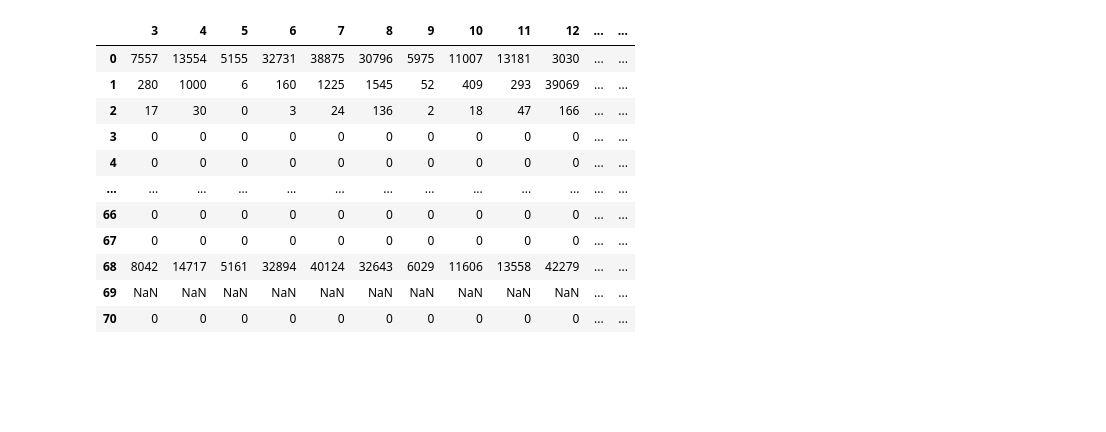
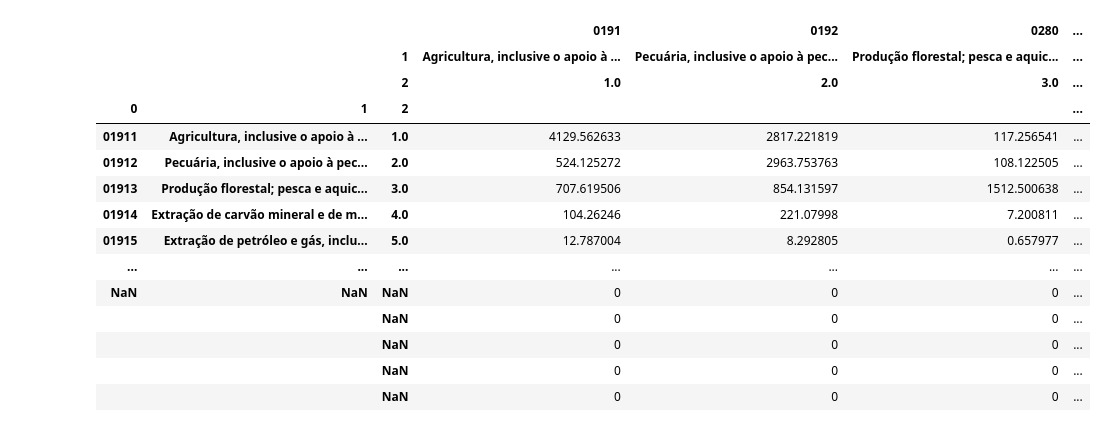
Before and after one commit to GuilhermeZiegler/input_output, a Jupyter notebook: input_output/read_matrix.ipynb, the cells around one changed output. Drawn from its saved outputs; the diff is of its cells as text; code cells hidden in the pictures; blank space fills up the shorter version.

Commit message:
Displaying matrices

```diff
--- a/input_output/read_matrix.ipynb
+++ b/input_output/read_matrix.ipynb
@@ -12,11 +12,8 @@ class MatrixLoader:
         self.year = year
         self.agg = agg
         self.file_path = f'{self.base_url}/{self.agg}/{self.year}/MIP-BR-CN10-68S-{self.year}.xlsx'
-        self.row_indexes = None
-        self.column_indexes = None
-        self.data_matrix = None
+        self.sheet_data = {}  # Dictionary to hold data from each sheet
         self.load_data()
-        self.aligned_matrix = self.align_matrix()
 
     def load_data(self):
         xls = pd.ExcelFile(self.file_path)
@@ -24,67 +21,73 @@ class MatrixLoader:
             if sheet_name == 'Referência':
                 continue  # Ignore the 'Referência' sheet
             self.extract_indices_and_matrix(sheet_name, xls)
-            break  # Assuming only one relevant sheet needs to be loaded
 
     def extract_indices_and_matrix(self, sheet_name, xls):
         df = pd.read_excel(xls, sheet_name=sheet_name, header=None)
 
         # Extract row indexes starting from A5
         row_start_index = 4
-        self.row_indexes = df.iloc[row_start_index:, :3].reset_index(drop=True)
+        row_indexes = df.iloc[row_start_index:, :3].reset_index(drop=True)
 
         # Extract column indexes starting from D2
         col_start_row, col_end_row = 1, 3
         col_start_col = 3
-        self.column_indexes = df.iloc[col_start_row:col_end_row+1, col_start_col:].reset_index(drop=True)
+        column_indexes = df.iloc[col_start_row:col_end_row+1, col_start_col:].reset_index(drop=True)
 
         # Extract data matrix starting from D5
-        self.data_matrix = df.iloc[row_start_index:, col_start_col:].reset_index(drop=True)
-        self.data_matrix = self.data_matrix.dropna(axis=1, how='all')
+        data_matrix = df.iloc[row_start_index:, col_start_col:].reset_index(drop=True)
+        data_matrix = data_matrix.dropna(axis=1, how='all')
 
-    def align_matrix(self):
+        # Store data in the dictionary
+        self.sheet_data[sheet_name] = {
+            'row_indexes': row_indexes,
+            'column_indexes': column_indexes,
+            'data_matrix': data_matrix,
+            'aligned_matrix': self.align_matrix(row_indexes, column_indexes, data_matrix)
+        }
+
+    def align_matrix(self, row_indexes, column_indexes, data_matrix):
         # Ensure the data matrix and column indexes have matching shapes
-        col_len_data = self.data_matrix.shape[1]
-        col_len_index = self.column_indexes.shape[1]
+        col_len_data = data_matrix.shape[1]
+        col_len_index = column_indexes.shape[1]
 
         if col_len_data < col_len_index:
             # Add NaN columns to data matrix
             for _ in range(col_len_index - col_len_data):
-                self.data_matrix[f'NaN_{_}'] = np.nan
+                data_matrix[f'NaN_{_}'] = np.nan
         elif col_len_data > col_len_index:
             # Truncate the data matrix columns
-            self.data_matrix = self.data_matrix.iloc[:, :col_len_index]
+            data_matrix = data_matrix.iloc[:, :col_len_index]
 
         # Create MultiIndex for rows
-        row_index = pd.MultiIndex.from_frame(self.row_indexes)
+        row_index = pd.MultiIndex.from_frame(row_indexes)
 
         # Create MultiIndex for columns
-        col_index = pd.MultiIndex.from_frame(self.column_indexes.T)
+        col_index = pd.MultiIndex.from_frame(column_indexes.T)
 
         # Align the data matrix with NaN filling for missing values
-        aligned_df = pd.DataFrame(self.data_matrix.values, index=row_index, columns=col_index)
+        aligned_df = pd.DataFrame(data_matrix.values, index=row_index, columns=col_index)
         aligned_df = aligned_df.reindex(index=row_index, columns=col_index)
 
         return aligned_df
+
+    def get_aligned_matrix(self, sheet_name):
+        """Return the aligned matrix for a specific sheet."""
+        return self.sheet_data.get(sheet_name, {}).get('aligned_matrix', None)
+
+    def display_aligned_matrices(self):
+        """Display the aligned matrices for all sheets."""
+        for sheet_name, data in self.sheet_data.items():
+            print(f"Planilha: {sheet_name}")
+            print("Matriz Alinhada:")
+            display(data['aligned_matrix'])
+            print("\n")
 
 # Exemplo de uso
 year = '2010'
 agg = '68S'
 loader = MatrixLoader(year, agg)
 
-# Acessar os índices de linha
-print("Índices de Linha:")
-display(loader.row_indexes)
-
-# Acessar os índices de coluna
-print("Índices de Coluna:")
-display(loader.column_indexes)
-
-# Acessar a matriz de dados
-print("Matriz de Dados:")
-display(loader.data_matrix)
-
-# Acessar a matriz alinhada com MultiIndex
-print("Matriz Alinhada:")
-display(loader.aligned_matrix)
+# Exibir as matrizes alinhadas para todas as planilhas
+loader.display_aligned_matrices()
 # %% [output]
@@ -112,12 +132,15 @@ Matriz de Dados:
-|  | 3 | 4 | 5 | 6 | 7 | 8 | 9 | 10 | 11 | 12 | ... | ... |
-| 0 | 7557 | 13554 | 5155 | 32731 | 38875 | 30796 | 5975 | 11007 | 13181 | 3030 | ... | ... |
-| 1 | 280 | 1000 | 6 | 160 | 1225 | 1545 | 52 | 409 | 293 | 39069 | ... | ... |
-| 2 | 17 | 30 | 0 | 3 | 24 | 136 | 2 | 18 | 47 | 166 | ... | ... |
-| 3 | 0 | 0 | 0 | 0 | 0 | 0 | 0 | 0 | 0 | 0 | ... | ... |
-| 4 | 0 | 0 | 0 | 0 | 0 | 0 | 0 | 0 | 0 | 0 | ... | ... |
-| ... | ... | ... | ... | ... | ... | ... | ... | ... | ... | ... | ... | ... |
-| 66 | 0 | 0 | 0 | 0 | 0 | 0 | 0 | 0 | 0 | 0 | ... | ... |
-| 67 | 0 | 0 | 0 | 0 | 0 | 0 | 0 | 0 | 0 | 0 | ... | ... |
-| 68 | 8042 | 14717 | 5161 | 32894 | 40124 | 32643 | 6029 | 11606 | 13558 | 42279 | ... | ... |
-| 69 | NaN | NaN | NaN | NaN | NaN | NaN | NaN | NaN | NaN | NaN | ... | ... |
-| 70 | 0 | 0 | 0 | 0 | 0 | 0 | 0 | 0 | 0 | 0 | ... | ... |
+|  |  |  | 0191 | 0192 | 0280 | ... |
+|  |  | 1 | Agricultura, inclusive o apoio à ... | Pecuária, inclusive o apoio à pec... | Produção florestal; pesca e aquic... | ... |
+|  |  | 2 | 1.0 | 2.0 | 3.0 | ... |
+| 0 | 1 | 2 |  |  |  | ... |
+| 01911 | Agricultura, inclusive o apoio à ... | 1.0 | 4129.562633 | 2817.221819 | 117.256541 | ... |
+| 01912 | Pecuária, inclusive o apoio à pec... | 2.0 | 524.125272 | 2963.753763 | 108.122505 | ... |
+| 01913 | Produção florestal; pesca e aquic... | 3.0 | 707.619506 | 854.131597 | 1512.500638 | ... |
+| 01914 | Extração de carvão mineral e de m... | 4.0 | 104.26246 | 221.07998 | 7.200811 | ... |
+| 01915 | Extração de petróleo e gás, inclu... | 5.0 | 12.787004 | 8.292805 | 0.657977 | ... |
+| ... | ... | ... | ... | ... | ... | ... |
+| NaN | NaN | NaN | 0 | 0 | 0 | ... |
+|  |  | NaN | 0 | 0 | 0 | ... |
+|  |  | NaN | 0 | 0 | 0 | ... |
+|  |  | NaN | 0 | 0 | 0 | ... |
+|  |  | NaN | 0 | 0 | 0 | ... |
```
Also changed, not shown: parts of 10 cells of this notebook.
